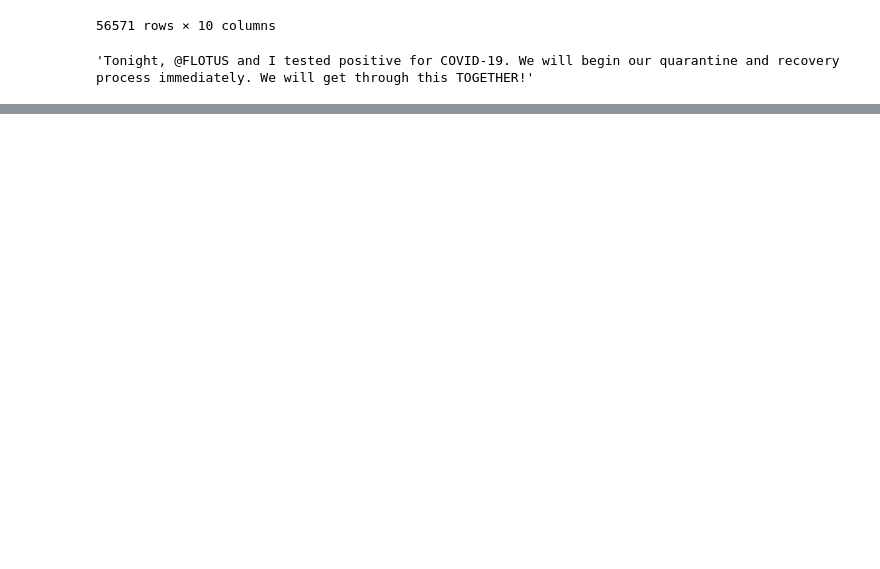
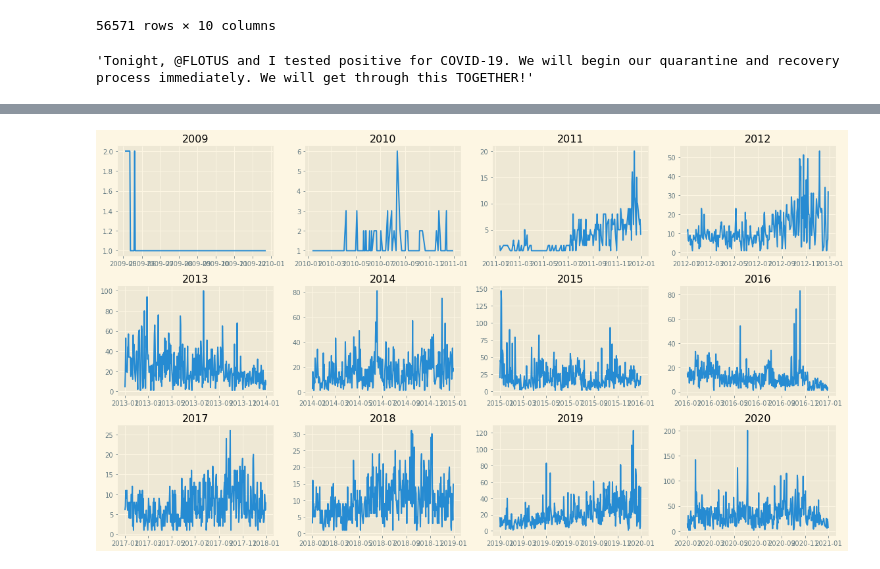
Before and after one commit to Chiuchiyin/Coding-fun, a Jupyter notebook: Trump tweets/Final-Project-Trump-Tweets.ipynb, the cells around one changed output, grey strips where cells are left out. Cells and saved outputs as stored; diff of their text form; code cells hidden in the pictures; blank space fills up the shorter version.

```diff
--- a/Trump tweets/Final-Project-Trump-Tweets.ipynb
+++ b/Trump tweets/Final-Project-Trump-Tweets.ipynb
@@ -66,0 +378,31 @@ display(trump_tweets.text.iloc[29598])
+# %%
+# Plot the data
+fig, axs = plt.subplots(3, 4)
+axs[0, 0].plot(tweet_frequency.loc['2009'])
+axs[0, 0].set_title("2009")
+axs[0, 1].plot(tweet_frequency.loc['2010'])
+axs[0, 1].set_title("2010")
+axs[0, 2].plot(tweet_frequency.loc['2011'])
+axs[0, 2].set_title("2011")
+axs[0, 3].plot(tweet_frequency.loc['2012'])
+axs[0, 3].set_title("2012")
+axs[1, 0].plot(tweet_frequency.loc['2013'])
+axs[1, 0].set_title("2013")
+axs[1, 1].plot(tweet_frequency.loc['2014'])
+axs[1, 1].set_title("2014")
+axs[1, 2].plot(tweet_frequency.loc['2015'])
+axs[1, 2].set_title("2015")
+axs[1, 3].plot(tweet_frequency.loc['2016'])
+axs[1, 3].set_title("2016")
+axs[2, 0].plot(tweet_frequency.loc['2017'])
+axs[2, 0].set_title("2017")
+axs[2, 1].plot(tweet_frequency.loc['2018'])
+axs[2, 1].set_title("2018")
+axs[2, 2].plot(tweet_frequency.loc['2019'])
+axs[2, 2].set_title("2019")
+axs[2, 3].plot(tweet_frequency.loc['2020'])
+axs[2, 3].set_title("2020")
+
+fig.tight_layout()
+# %% [output]
+[figure, added]
```
Also changed, not shown: parts of 64 cells of this notebook, 4 other files.
